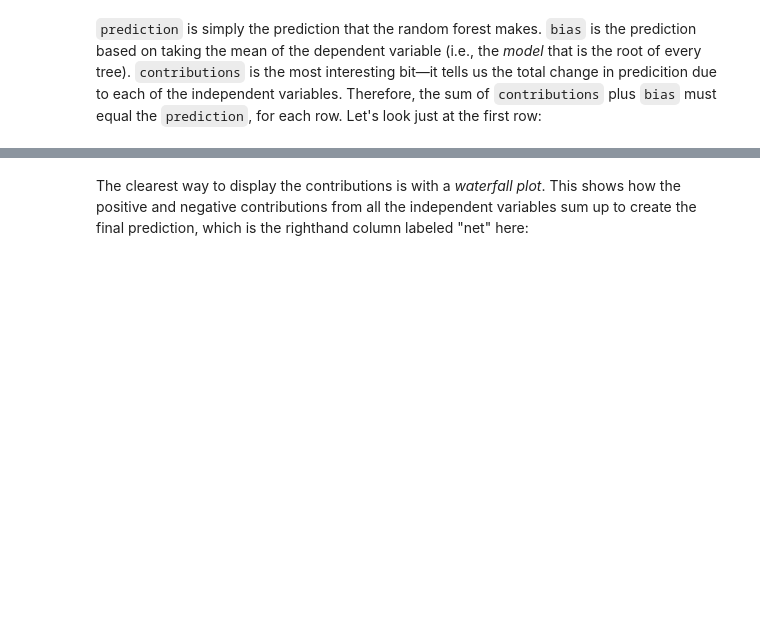
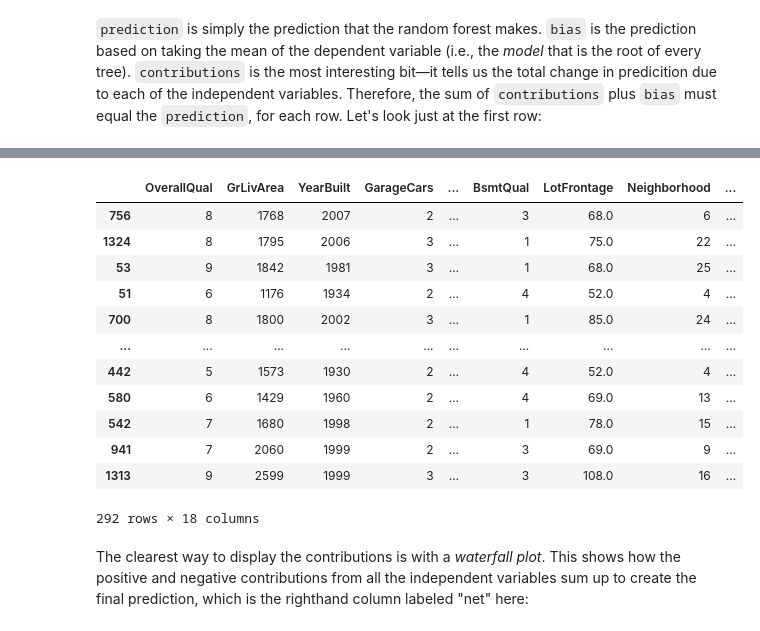
Before and after one commit to afortuny/DeepLearningFastAI, a Jupyter notebook: 10_tabular.ipynb, the cells around one changed output, grey strips where cells are left out. Drawn from its saved outputs; the diff is of its cells as text; code cells hidden in the pictures; blank space fills up the shorter version.

```diff
--- a/10_tabular.ipynb
+++ b/10_tabular.ipynb
@@ -738,3 +742,19 @@ prediction[0], bias[0], contributions[0].sum()
+# %%
+valid_xs_final
+# %% [output]
+|  | OverallQual | GrLivArea | YearBuilt | GarageCars | ... | BsmtQual | LotFrontage | Neighborhood | ... |
+| 756 | 8 | 1768 | 2007 | 2 | ... | 3 | 68.0 | 6 | ... |
+| 1324 | 8 | 1795 | 2006 | 3 | ... | 1 | 75.0 | 22 | ... |
+| 53 | 9 | 1842 | 1981 | 3 | ... | 1 | 68.0 | 25 | ... |
+| 51 | 6 | 1176 | 1934 | 2 | ... | 4 | 52.0 | 4 | ... |
+| 700 | 8 | 1800 | 2002 | 3 | ... | 1 | 85.0 | 24 | ... |
+| ... | ... | ... | ... | ... | ... | ... | ... | ... | ... |
+| 442 | 5 | 1573 | 1930 | 2 | ... | 4 | 52.0 | 4 | ... |
+| 580 | 6 | 1429 | 1960 | 2 | ... | 4 | 69.0 | 13 | ... |
+| 542 | 7 | 1680 | 1998 | 2 | ... | 1 | 78.0 | 15 | ... |
+| 941 | 7 | 2060 | 1999 | 2 | ... | 3 | 69.0 | 9 | ... |
+| 1313 | 9 | 2599 | 1999 | 3 | ... | 3 | 108.0 | 16 | ... |
+292 rows × 18 columns
 # %% [markdown]
 The clearest way to display the contributions is with a *waterfall plot*. This shows how the positive and negative contributions from all the independent variables sum up to create the final prediction, which is the righthand column labeled "net" here:
 # %%
```
Also changed, not shown: parts of 39 cells of this notebook.
